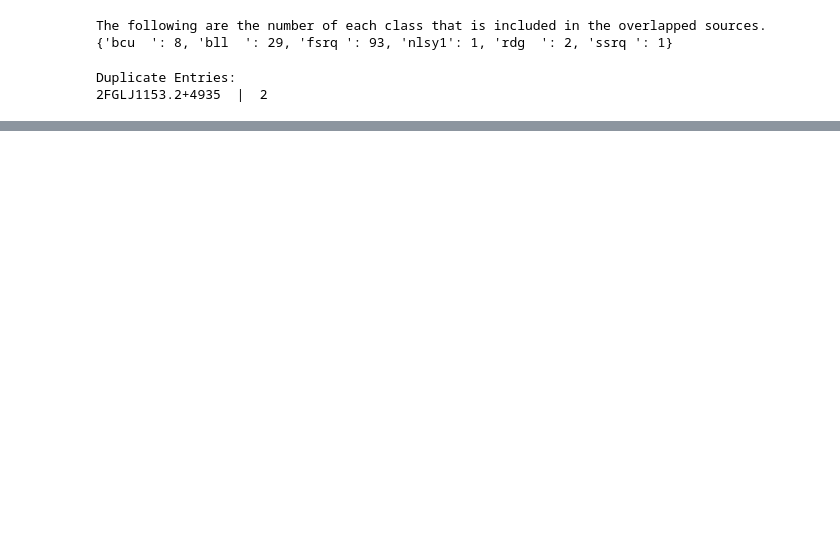
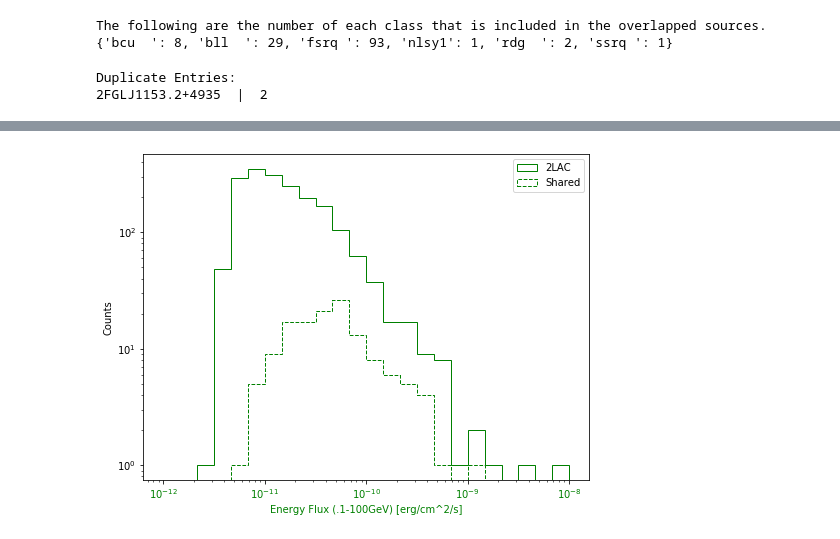
Before and after one commit to MACampana/Blazar_1FLE_Stacking, a Jupyter notebook: CatalogComp.ipynb, the cells around one changed output, grey strips where cells are left out. Drawn from its saved outputs; the diff is of its cells as text; code cells hidden in the pictures; blank space fills up the shorter version.

```diff
--- a/CatalogComp.ipynb
+++ b/CatalogComp.ipynb
@@ -295,0 +318,19 @@ plt.close()
+# %%
+#2LAC Flux Hist
+fig, ax1 = plt.subplots(facecolor='w', figsize=(8,6))
+
+logbins = np.logspace(np.log10(1.0e-12),np.log10(1.0e-8), 25)
+ax1.hist(df_2fgl['GeVFlux_2FGL'], bins=logbins, alpha=1, color='g', label='2LAC', histtype='step', linestyle='-')
+ax1.hist(df_1fle_3fgl_2lac_2fgl['GeVFlux_2FGL'], bins=logbins, alpha=1, color='g', label='Shared', histtype='step', linestyle='--')
+
+ax1.set_xscale('log')
+ax1.set_yscale('log')
+ax1.set_ylabel('Counts')
+ax1.set_xlabel('Energy Flux (.1-100GeV) [erg/cm^2/s]', color='g')
+ax1.tick_params(axis='x', labelcolor='g')
+
+plt.legend()
+plt.savefig('./plots/HE_FluxPDF_2LAC_wOverlap.png')
+plt.show()
+# %% [output]
+[figure, added]
```
Also changed, not shown: parts of 27 cells of this notebook.
